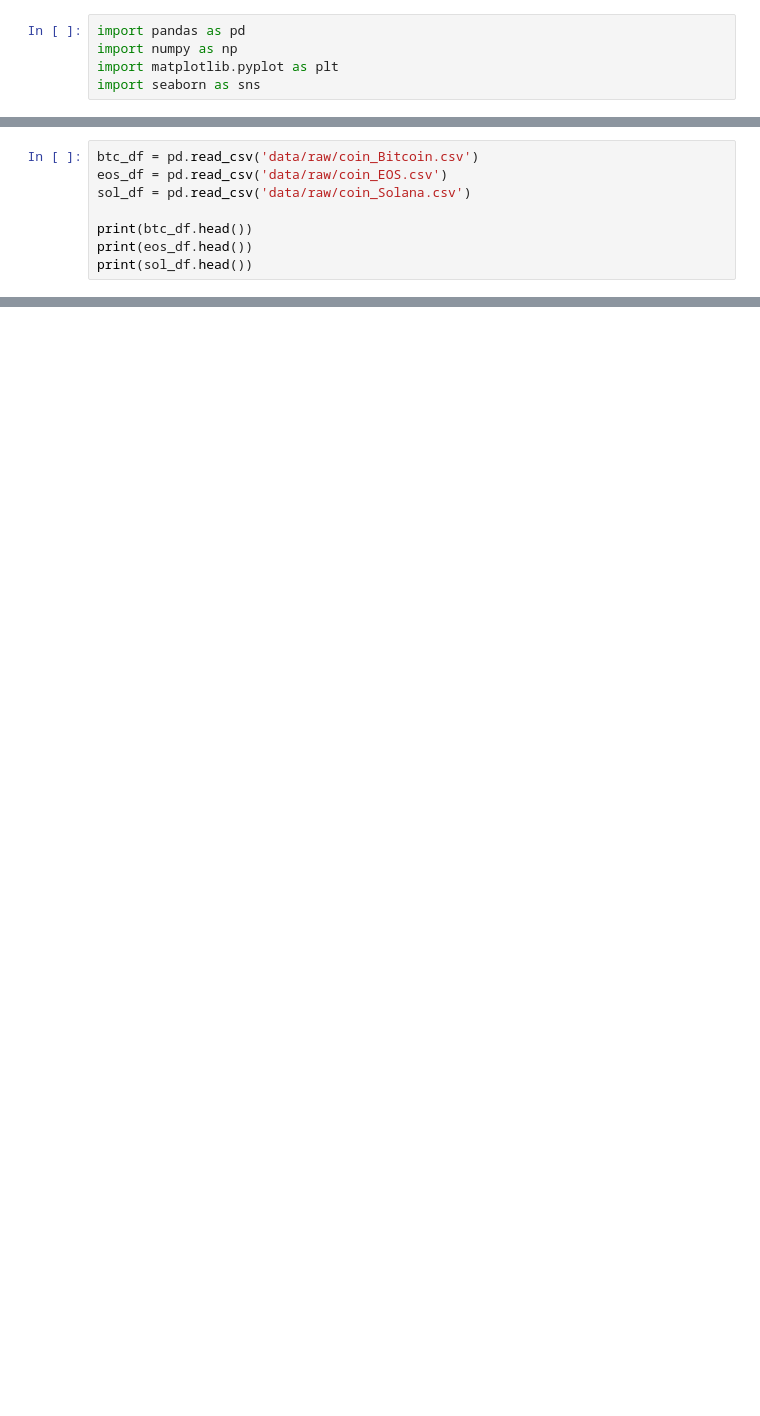
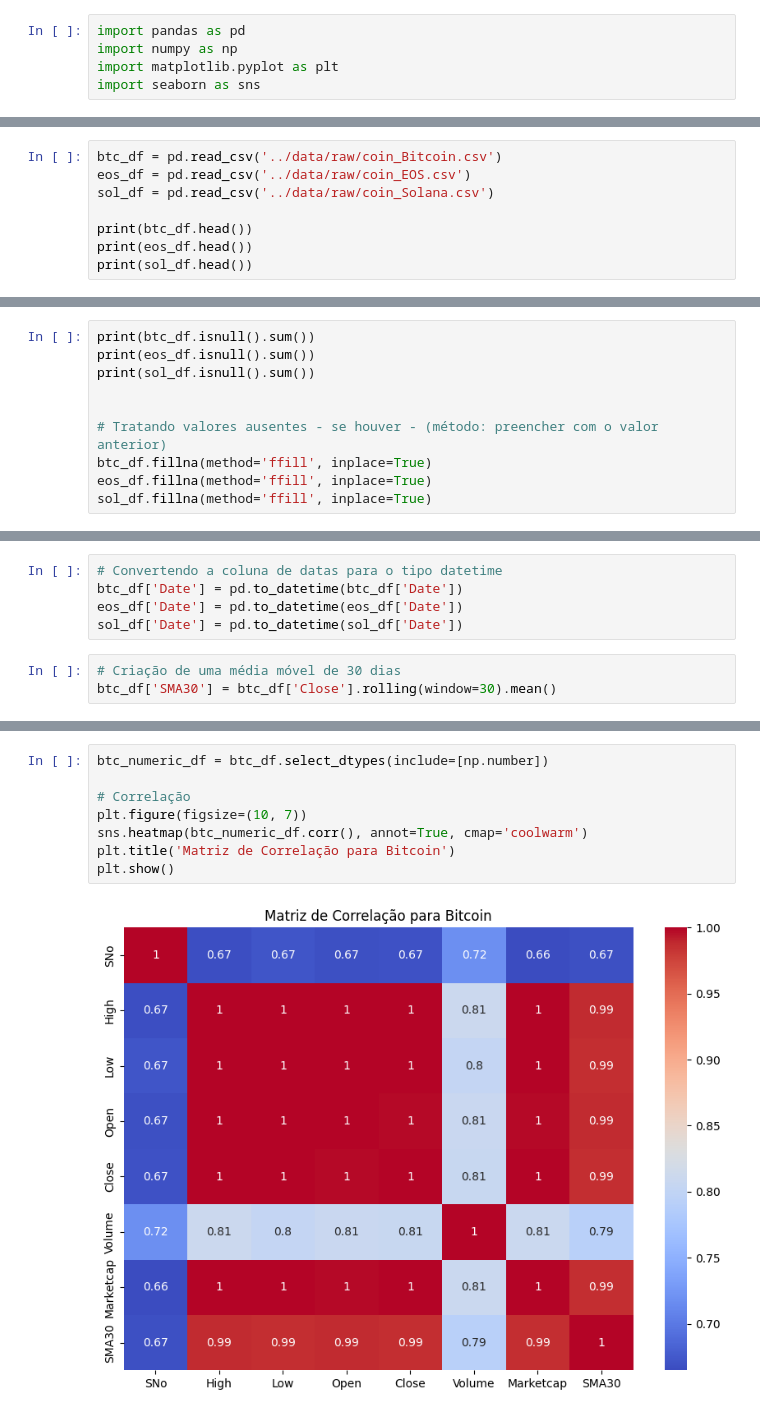
Before and after one commit to laurapbueno/ponderadas, a Jupyter notebook: analise_cripto/notebook/data-exploration.ipynb, the cells around one changed output, grey strips where cells are left out. Drawn from its saved outputs; the diff is of its cells as text; blank space fills up the shorter version.

```diff
--- a/analise_cripto/notebook/data-exploration.ipynb
+++ b/analise_cripto/notebook/data-exploration.ipynb
@@ -6,7 +8,7 @@ import seaborn as sns
 # %%
-btc_df = pd.read_csv('data/raw/coin_Bitcoin.csv')
-eos_df = pd.read_csv('data/raw/coin_EOS.csv')
-sol_df = pd.read_csv('data/raw/coin_Solana.csv')
+btc_df = pd.read_csv('../data/raw/coin_Bitcoin.csv')
+eos_df = pd.read_csv('../data/raw/coin_EOS.csv')
+sol_df = pd.read_csv('../data/raw/coin_Solana.csv')
 
 print(btc_df.head())
 print(eos_df.head())
@@ -67,0 +114,10 @@ plt.show()
+# %%
+print(btc_df.isnull().sum())
+print(eos_df.isnull().sum())
+print(sol_df.isnull().sum())
+
+
+# Tratando valores ausentes - se houver - (método: preencher com o valor anterior)
+btc_df.fillna(method='ffill', inplace=True)
+eos_df.fillna(method='ffill', inplace=True)
+sol_df.fillna(method='ffill', inplace=True)
@@ -67,0 +142,8 @@ plt.show()
+# %%
+# Convertendo a coluna de datas para o tipo datetime
+btc_df['Date'] = pd.to_datetime(btc_df['Date'])
+eos_df['Date'] = pd.to_datetime(eos_df['Date'])
+sol_df['Date'] = pd.to_datetime(sol_df['Date'])
+# %%
+# Criação de uma média móvel de 30 dias
+btc_df['SMA30'] = btc_df['Close'].rolling(window=30).mean()
@@ -67,0 +152,10 @@ plt.show()
+# %%
+btc_numeric_df = btc_df.select_dtypes(include=[np.number])
+
+# Correlação
+plt.figure(figsize=(10, 7))
+sns.heatmap(btc_numeric_df.corr(), annot=True, cmap='coolwarm')
+plt.title('Matriz de Correlação para Bitcoin')
+plt.show()
+# %% [output]
+[figure, added]
```
Also changed, not shown: parts of 11 cells of this notebook, 1 other file.
